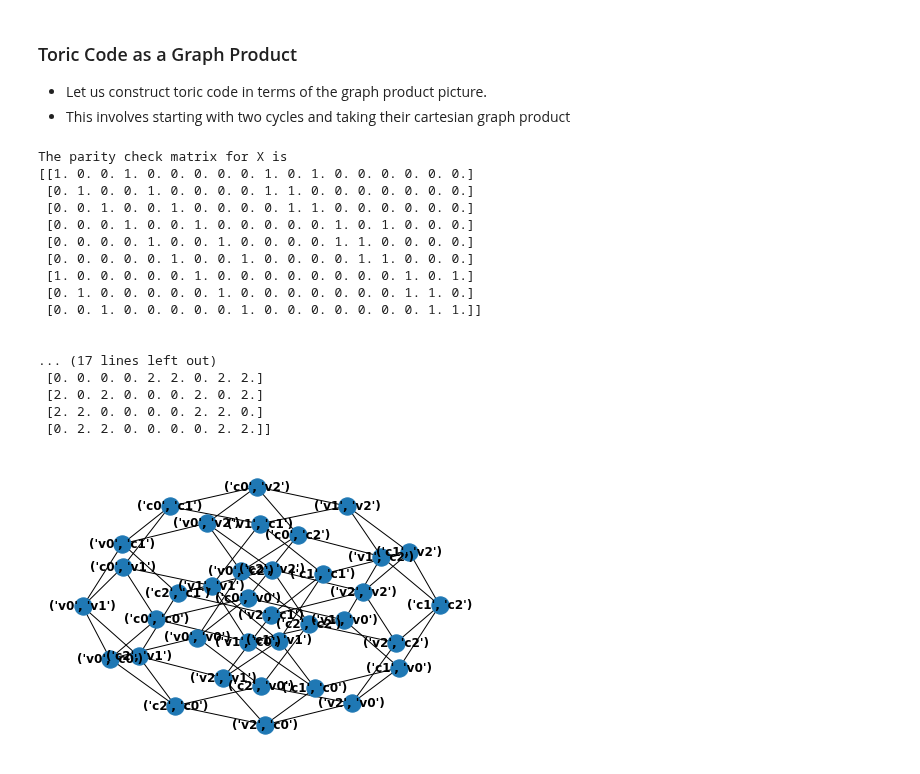
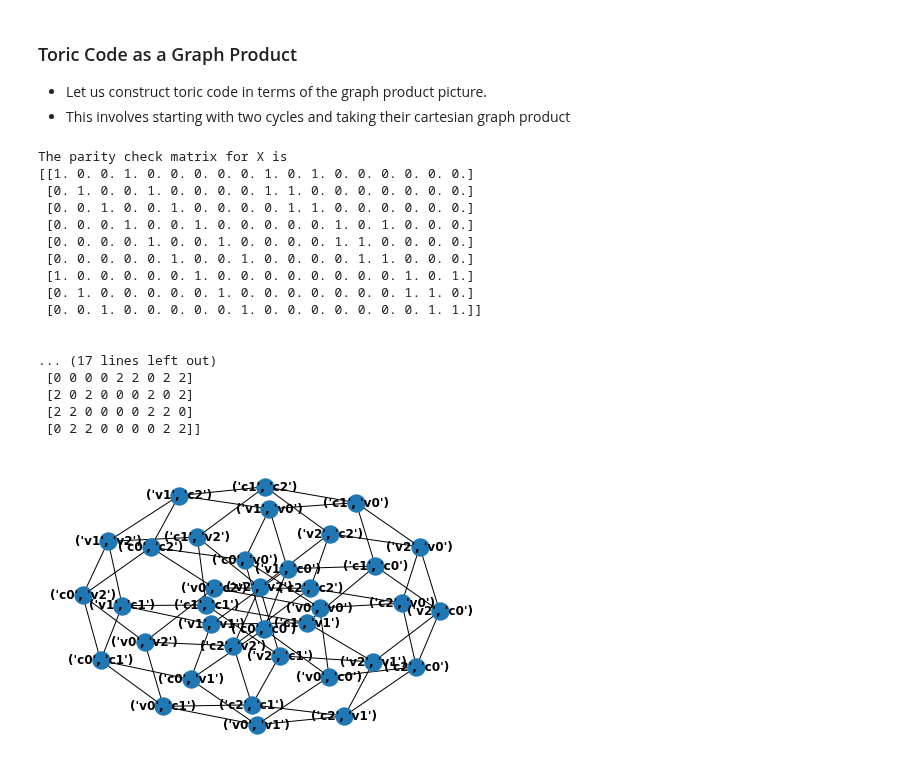
Before and after one commit to Samyak-Surti/QLDPCCodeSim, a Jupyter notebook: hypergraph_prod_code.ipynb, the cells around one changed output. Saved outputs shown, nothing was run; the diff lists cells and outputs as text; code cells hidden in the pictures.

Commit message:
Adding function for constructing product code

```diff
--- a/hypergraph_prod_code.ipynb
+++ b/hypergraph_prod_code.ipynb
@@ -129,9 +130,9 @@ def parity_check_mat_X(G: nx.Graph, check_nodes_X: List, var_nodes: List) -> np.
 
     Parameters:
     -----------
-    G - product code graph
-    check_nodes_X - list of check nodes involved in X checks of product code
-    var_nodes - list of variable nodes of Tanner graph of product code
+    * G - product code graph
+    * check_nodes_X - list of check nodes involved in X checks of product code
+    * var_nodes - list of variable nodes of Tanner graph of product code
     """
     num_check_nodes_X = len(check_nodes_X)
     num_var_nodes = len(var_nodes)
@@ -147,9 +148,9 @@ def parity_check_mat_Z(G: nx.Graph, check_nodes_Z: List, var_nodes: List) -> np.
 
     Parameters:
     -----------
-    G - product code graph
-    check_nodes_Z - list of check nodes involved in Z checks of product code
-    var_nodes - list of variable nodes of Tanner graph of product code
+    * G - product code graph
+    * check_nodes_Z - list of check nodes involved in Z checks of product code
+    * var_nodes - list of variable nodes of Tanner graph of product code
     """
     num_check_nodes_Z = len(check_nodes_Z)
     num_var_nodes = len(var_nodes)
@@ -159,6 +160,8 @@ def parity_check_mat_Z(G: nx.Graph, check_nodes_Z: List, var_nodes: List) -> np.
             z_mat[i][var_nodes.index(nbr)] = 1
     return z_mat
 # %%
+GF = galois.GF(2)
+
 mat = np.array([
     [1,1,0],
     [0,1,1],
@@ -180,39 +183,39 @@ X_check_list = prod_code_checks_X(toric_code)
 Z_check_list = prod_code_checks_Z(toric_code)
 #print("The Z check qubits are")
 #print(Z_check_list)
 #print("\n")
 edge_list = toric_code.edges
 #print("The edges of the above graph are")
 #print(edge_list)
 #print("\n")
 X_parity_check_mat = parity_check_mat_X(toric_code, X_check_list, var_node_list)
 Z_parity_check_mat = parity_check_mat_Z(toric_code, Z_check_list, var_node_list)
 print("The parity check matrix for X is")
 print(X_parity_check_mat)
 print("\n")
 print("The parity check matrix for Z is")
 print(Z_parity_check_mat)
 print("\n")
-print(X_parity_check_mat @ Z_parity_check_mat.T)
+print((X_parity_check_mat @ Z_parity_check_mat.T).astype(int)) # Checks orthogonality condition
 # %% [output]
 The parity check matrix for X is
 [[1. 0. 0. 1. 0. 0. 0. 0. 0. 1. 0. 1. 0. 0. 0. 0. 0. 0.]
  [0. 1. 0. 0. 1. 0. 0. 0. 0. 1. 1. 0. 0. 0. 0. 0. 0. 0.]
  [0. 0. 1. 0. 0. 1. 0. 0. 0. 0. 1. 1. 0. 0. 0. 0. 0. 0.]
  [0. 0. 0. 1. 0. 0. 1. 0. 0. 0. 0. 0. 1. 0. 1. 0. 0. 0.]
  [0. 0. 0. 0. 1. 0. 0. 1. 0. 0. 0. 0. 1. 1. 0. 0. 0. 0.]
  [0. 0. 0. 0. 0. 1. 0. 0. 1. 0. 0. 0. 0. 1. 1. 0. 0. 0.]
  [1. 0. 0. 0. 0. 0. 1. 0. 0. 0. 0. 0. 0. 0. 0. 1. 0. 1.]
  [0. 1. 0. 0. 0. 0. 0. 1. 0. 0. 0. 0. 0. 0. 0. 1. 1. 0.]
  [0. 0. 1. 0. 0. 0. 0. 0. 1. 0. 0. 0. 0. 0. 0. 0. 1. 1.]]
 
 
 ... (17 lines left out)
- [0. 0. 0. 0. 2. 2. 0. 2. 2.]
- [2. 0. 2. 0. 0. 0. 2. 0. 2.]
- [2. 2. 0. 0. 0. 0. 2. 2. 0.]
- [0. 2. 2. 0. 0. 0. 0. 2. 2.]]
+ [0 0 0 0 2 2 0 2 2]
+ [2 0 2 0 0 0 2 0 2]
+ [2 2 0 0 0 0 2 2 0]
+ [0 2 2 0 0 0 0 2 2]]
-[figure, old version]
+[figure, new version]
 # %%
 def construct_C_X(m: int) -> nx.Graph:
     """
```
Also changed, not shown: parts of 1 cell of this notebook.
